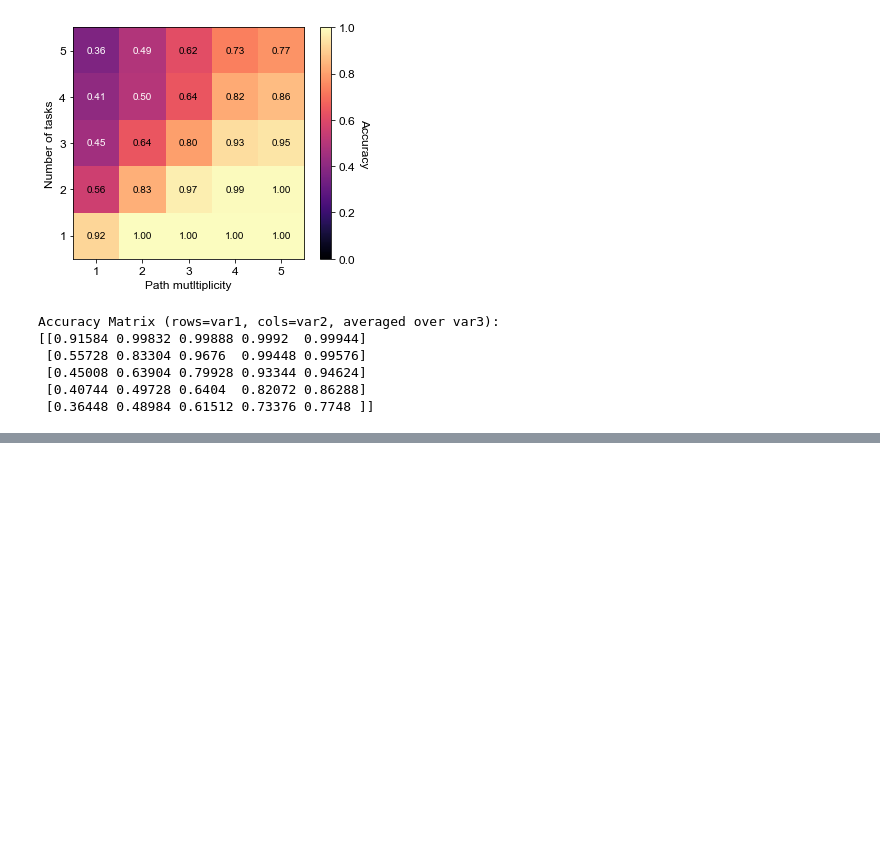
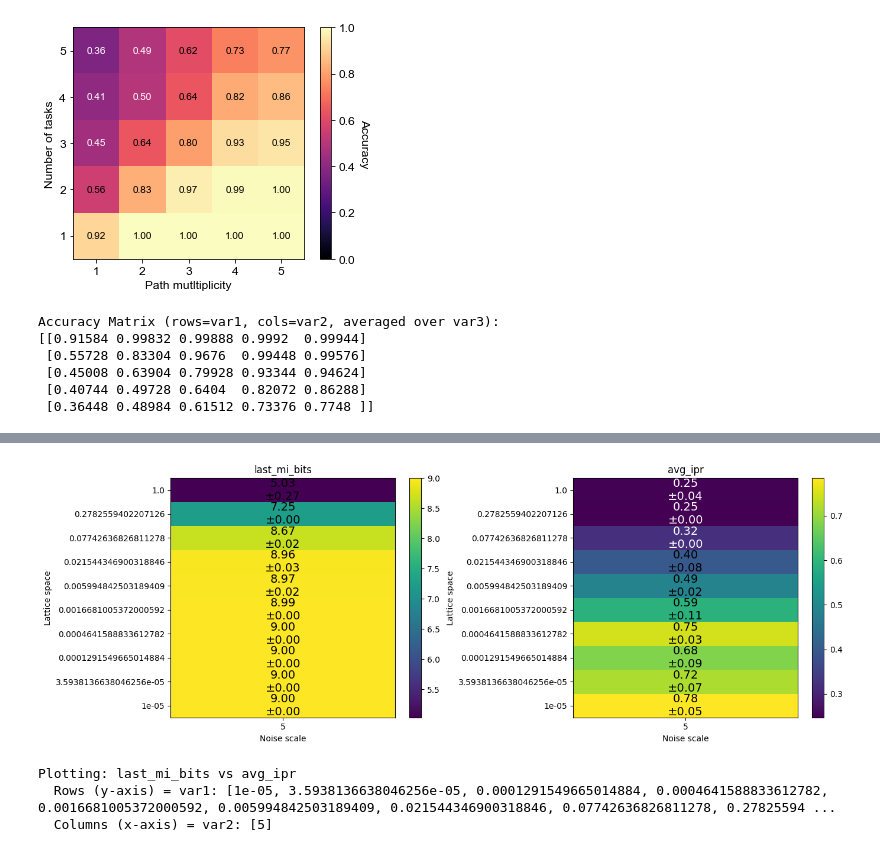
Before and after one commit to csfloyd/GlycanAnalysis, a Jupyter notebook: Python/analyze_data_training.ipynb, the cells around one changed output, grey strips where cells are left out. Cells and saved outputs as stored; diff of their text form; code cells hidden in the pictures; blank space fills up the shorter version.

```diff
--- a/Python/analyze_data_training.ipynb
+++ b/Python/analyze_data_training.ipynb
@@ -497,0 +5391,74 @@ Accuracy Matrix (rows=var1, cols=var2, averaged over var3):
+# %%
+# ============== HEATMAP: VAR1 vs VAR2 (averaged over VAR3) ==============
+
+# Configuration: Choose what to plot
+plot_quantity_1 = 'last_mi_bits'          # Options: 'avg_ipr', 'std_ipr'
+plot_quantity_2 = 'avg_ipr'
+var2_name = 'pf'
+var2_name = 'Noise scale'
+#var2_name = 'Sqrt(number modes)'
+var1_name = 'Lattice space'
+
+# Create pivot tables (rows=var1, columns=var2, averaged over var3)
+pivot_1_mean = df.groupby(['var1', 'var2'])[plot_quantity_1].mean().unstack()
+pivot_1_std = df.groupby(['var1', 'var2'])[plot_quantity_1].std().unstack()
+
+if False:
+    pivot_1_mean = np.log(pivot_1_mean)
+    pivot_1_std = np.log(pivot_1_std)
+
+pivot_2_mean = df.groupby(['var1', 'var2'])[plot_quantity_2].mean().unstack()
+pivot_2_std = df.groupby(['var1', 'var2'])[plot_quantity_2].std().unstack()
+
+# Plot heatmaps
+fig, axes = plt.subplots(1, 2, figsize=(14, 5))
+
+# --- Helper function for annotations ---
+def add_mean_std_text(ax, mean_values, std_values):
+    for i in range(mean_values.shape[0]):
+        for j in range(mean_values.shape[1]):
+            val = mean_values[i, j]
+            std = std_values[i, j]
+            if np.isnan(val) or np.isnan(std):
+                text = ""
+            else:
+                text = f"{val:.2f}\n±{std:.2f}"
+            ax.text(j, i, text, ha="center", va="center", fontsize=14, color="w" if val < (np.nanmax(mean_values)/2) else "black")
+
+# Left heatmap
+ax = axes[0]
+im = ax.imshow(pivot_1_mean.values, aspect='auto', cmap='viridis', origin='lower')
+ax.set_xlabel(var2_name)
+ax.set_ylabel(var1_name)
+ax.set_title(f'{plot_quantity_1}')
+ax.set_xticks(range(len(pivot_1_mean.columns)))
+ax.set_xticklabels(pivot_1_mean.columns)
+ax.set_yticks(range(len(pivot_1_mean.index)))
+ax.set_yticklabels(pivot_1_mean.index)
+plt.colorbar(im, ax=ax)
+add_mean_std_text(ax, pivot_1_mean.values, pivot_1_std.values)
+
+# Right heatmap
+ax = axes[1]
+im = ax.imshow(pivot_2_mean.values, aspect='auto', cmap='viridis', origin='lower')
+ax.set_xlabel(var2_name)
+ax.set_ylabel(var1_name)
+ax.set_title(f'{plot_quantity_2}')
+ax.set_xticks(range(len(pivot_2_mean.columns)))
+ax.set_xticklabels(pivot_2_mean.columns)
+ax.set_yticks(range(len(pivot_2_mean.index)))
+ax.set_yticklabels(pivot_2_mean.index)
+plt.colorbar(im, ax=ax)
+add_mean_std_text(ax, pivot_2_mean.values, pivot_2_std.values)
+
+plt.tight_layout()
+plt.show()
+
+print(f"\nPlotting: {plot_quantity_1} vs {plot_quantity_2}")
+print(f"  Rows (y-axis) = var1: {pivot_1_mean.index.tolist()}")
+print(f"  Columns (x-axis) = var2: {pivot_1_mean.columns.tolist()}")
+# %% [output]
+[figure, added]
+Plotting: last_mi_bits vs avg_ipr
+  Rows (y-axis) = var1: [1e-05, 3.5938136638046256e-05, 0.0001291549665014884, 0.0004641588833612782, 0.0016681005372000592, 0.005994842503189409, 0.021544346900318846, 0.07742636826811278, 0.27825594 ...
+  Columns (x-axis) = var2: [5]
```
Also changed, not shown: parts of 39 cells of this notebook, 43 other files.
